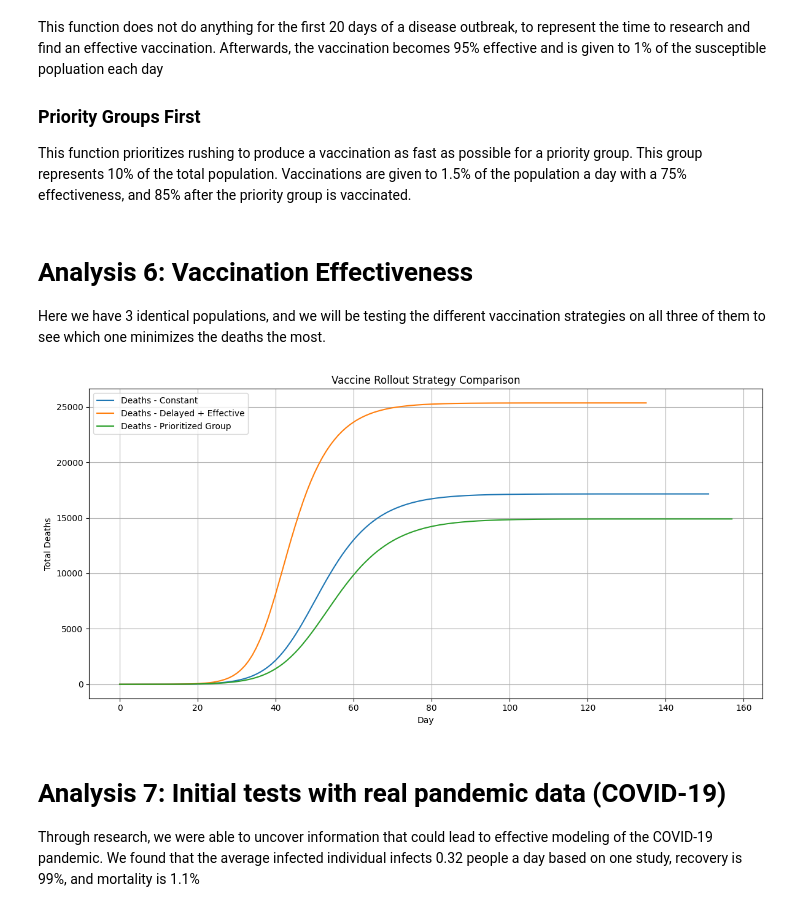
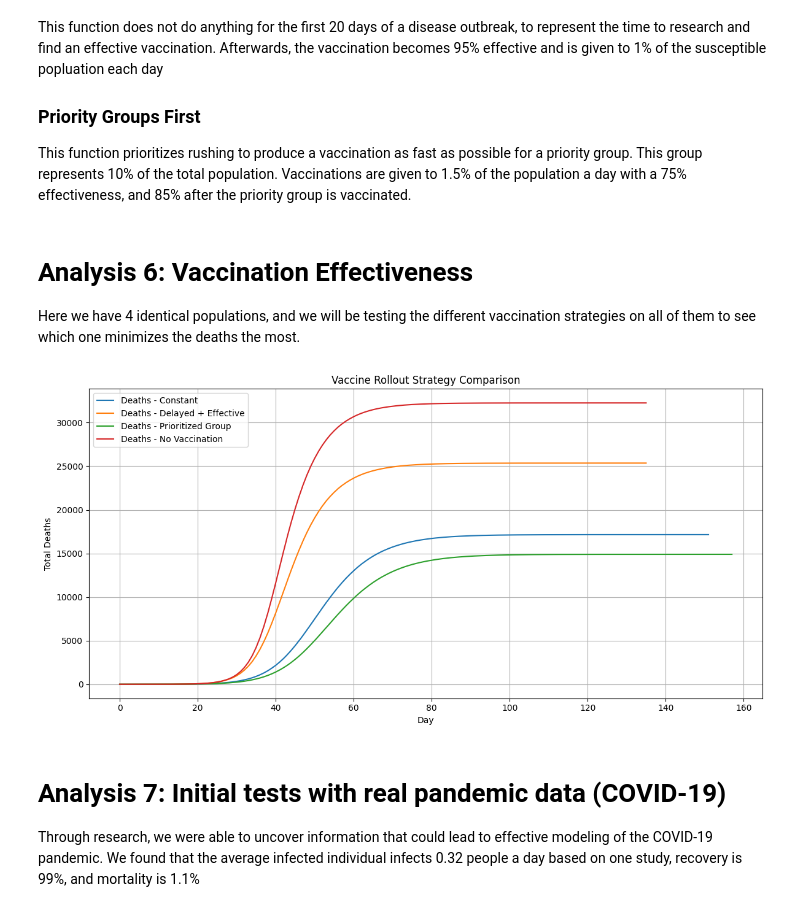
Before and after one commit to rwalsh7231/543T-Final-Project, a Jupyter notebook: Disease Analysis.ipynb, the cells around one changed output. Drawn from its saved outputs; the diff is of its cells as text; code cells hidden in the pictures.

```diff
--- a/Disease Analysis.ipynb
+++ b/Disease Analysis.ipynb
@@ -383,32 +405,44 @@ def priority_group_first(day, pop):
     return (pop.S / 100), 0.85  # normal pace after
 # %% [markdown]
 # Analysis 6: Vaccination Effectiveness
-Here we have 3 identical populations, and we will be testing the different vaccination strategies on all three of them to see which one minimizes the deaths the most.
+Here we have 4 identical populations, and we will be testing the different vaccination strategies on all of them to see which one minimizes the deaths the most.
 # %%
 # Create population
 pop1 = DiseaseAnalysis.Population(100000, 0.5, 0.1, 0.05, 0.01, True, quarantineLeak=0.0, quarantineLength=0)
 pop2 = DiseaseAnalysis.Population(100000, 0.5, 0.1, 0.05, 0.01, True, quarantineLeak=0.0, quarantineLength=0)
 pop3 = DiseaseAnalysis.Population(100000, 0.5, 0.1, 0.05, 0.01, True, quarantineLeak=0.0, quarantineLength=0)
 
+pop4 = DiseaseAnalysis.Population(100000, 0.5, 0.1, 0.05, 0.01, True, quarantineLeak=0.0, quarantineLength=0)
+
 # Simulate
 S1, I1, R1, D1 = simulate_with_vaccine([pop1], rollout_plan=constant_rollout)
 S2, I2, R2, D2 = simulate_with_vaccine([pop2], rollout_plan=delayed_high_efficacy)
 S3, I3, R3, D3 = simulate_with_vaccine([pop3], rollout_plan=priority_group_first)
+
+S4, I4, R4, D4 = [pop4.S], [pop4.I], [pop4.R], [pop4.D]
+
+while pop4.I > 0.1:
+    pop4.SIRD()
+    S4.append(pop4.S)
+    I4.append(pop4.I)
+    R4.append(pop4.R)
+    D4.append(pop4.D)
 
 # Plot
 plt.figure(figsize=(12, 6))
 plt.plot(D1, label="Deaths - Constant")
 plt.plot(D2, label="Deaths - Delayed + Effective")
 plt.plot(D3, label="Deaths - Prioritized Group")
+plt.plot(D4, label="Deaths - No Vaccination")
 plt.title("Vaccine Rollout Strategy Comparison")
 plt.xlabel("Day")
 plt.ylabel("Total Deaths")
 plt.legend()
 plt.grid(True)
 plt.tight_layout()
 plt.show()
 # %% [output]
-[figure, old version]
+[figure, new version]
 # %% [markdown]
 # Analysis 7: Initial tests with real pandemic data (COVID-19)
 
```
Also changed, not shown: parts of 2 cells of this notebook.
